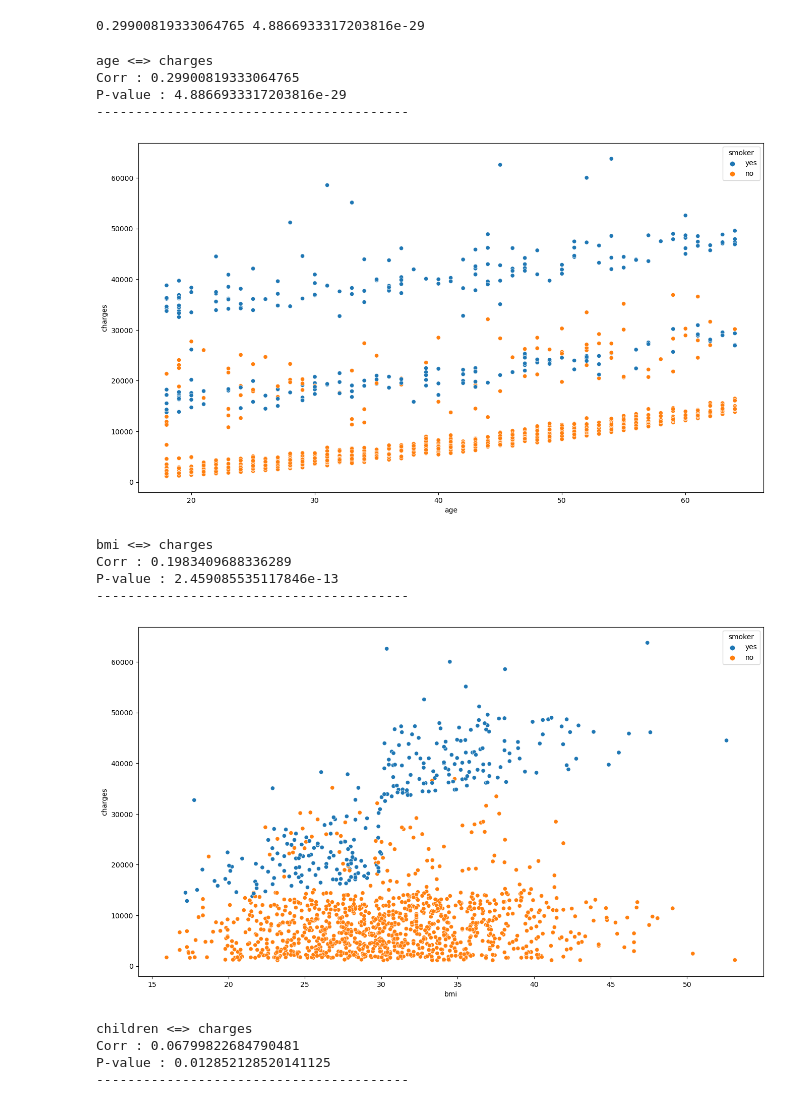
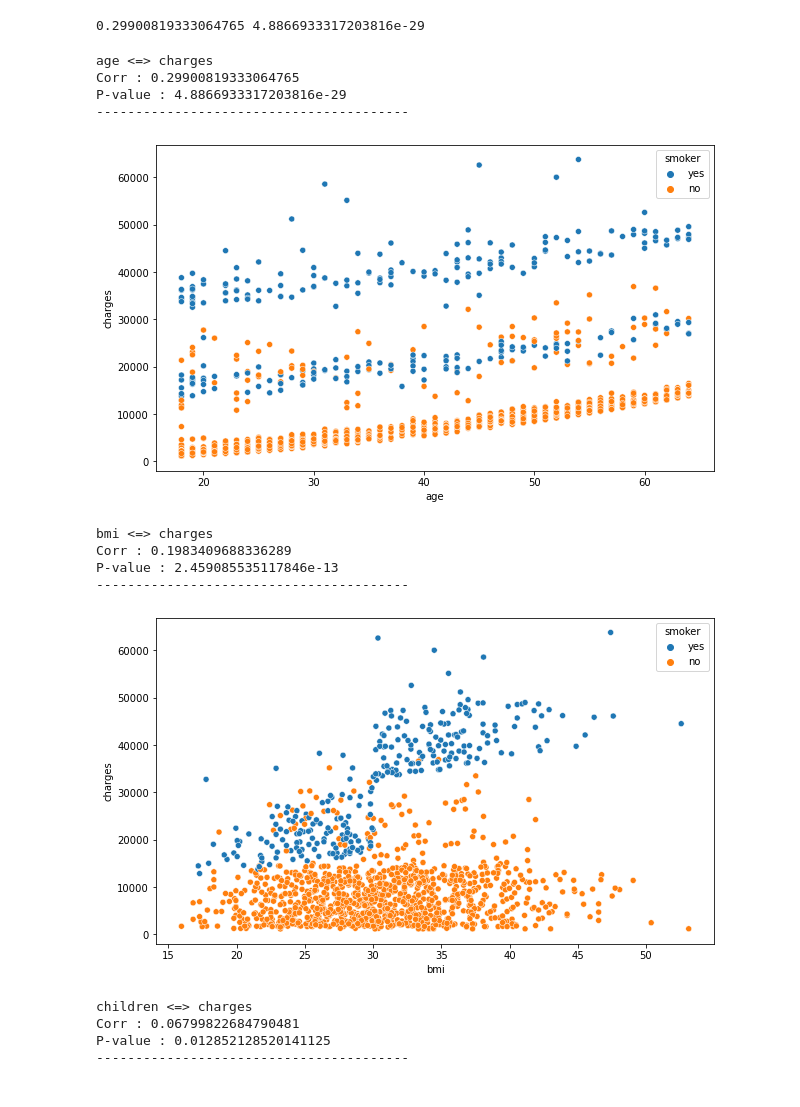
Before and after one commit to anmolk11/Exploratory-Data-Analysis-EDA-in-Python, a Jupyter notebook: Untitled.ipynb, the cells around one changed output. Drawn from its saved outputs; the diff is of its cells as text; code cells hidden in the pictures.

```diff
--- a/Untitled.ipynb
+++ b/Untitled.ipynb
@@ -177,25 +177,25 @@ print(r,p)
 # %%
 for i in range(len(cols) - 1):
     if pd.api.types.is_numeric_dtype(df[cols[i]]):
-        plt.figure(figsize = (16,9))
+        plt.figure(figsize = (10,6))
         r,p = stats.pearsonr(df[cols[i]],df[cols[-1]])
         print(cols[i] + " <=> " +cols[-1])
         print(f"Corr : {r}")
         print(f"P-value : {p}")
         sns.scatterplot(x = cols[i],y = cols[-1],data = df,hue = "smoker")
         print("----------------------------------------")
         plt.show()
 # %% [output]
 age <=> charges
 Corr : 0.29900819333064765
 P-value : 4.8866933317203816e-29
 ----------------------------------------
-[figure, old version]
+[figure, new version]
 bmi <=> charges
 Corr : 0.1983409688336289
 P-value : 2.459085535117846e-13
 ----------------------------------------
-[figure, old version]
+[figure, new version]
 children <=> charges
 Corr : 0.06799822684790481
 P-value : 0.012852128520141125
```
Also changed, not shown: parts of 11 cells of this notebook.
